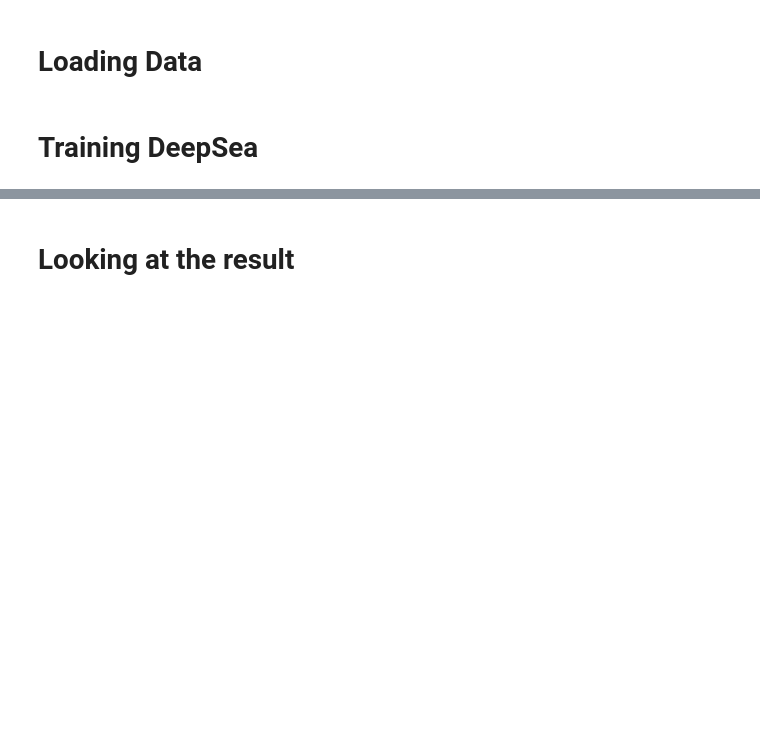
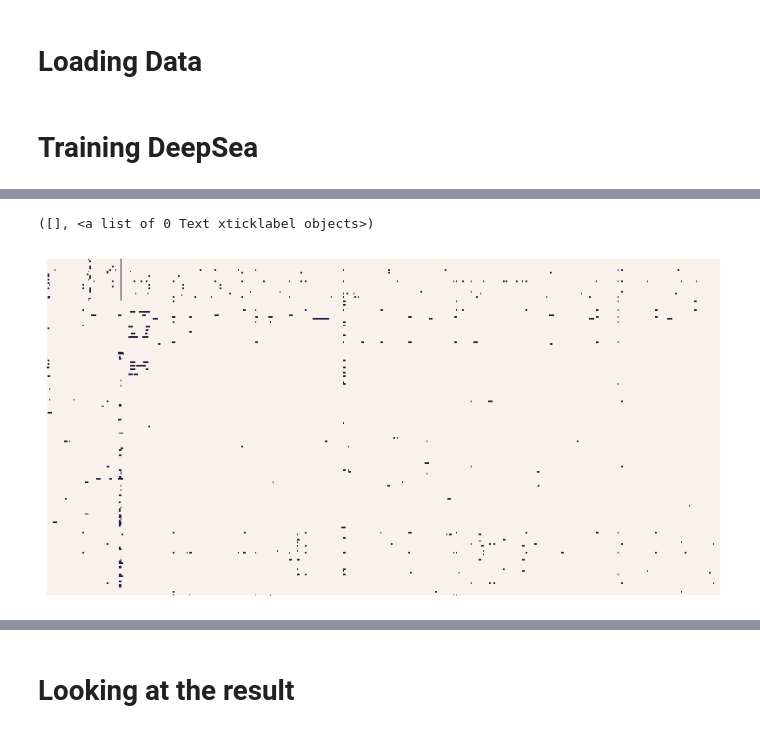
Before and after one commit to hiranumn/EE595project, a Jupyter notebook: Implementing DeapSEA with Keras.ipynb, the cells around one changed output, grey strips where cells are left out. Drawn from its saved outputs; the diff is of its cells as text; code cells hidden in the pictures; blank space fills up the shorter version.

```diff
--- a/Implementing DeapSEA with Keras.ipynb
+++ b/Implementing DeapSEA with Keras.ipynb
@@ -93,0 +138,13 @@ KeyboardInterrupt:
+# %%
+start = 500
+end = 1000
+num_start = 100
+num_end = 300
+# %%
+plt.figure(figsize=(10,5))
+sns.heatmap(np.transpose(test_Y[start:end, num_start:num_end]), cbar=False)
+plt.yticks([],[])
+plt.xticks([],[])
+# %% [output]
+([], <a list of 0 Text xticklabel objects>)
+[figure, added]
```
Also changed, not shown: parts of 18 cells of this notebook, 1 other file.
